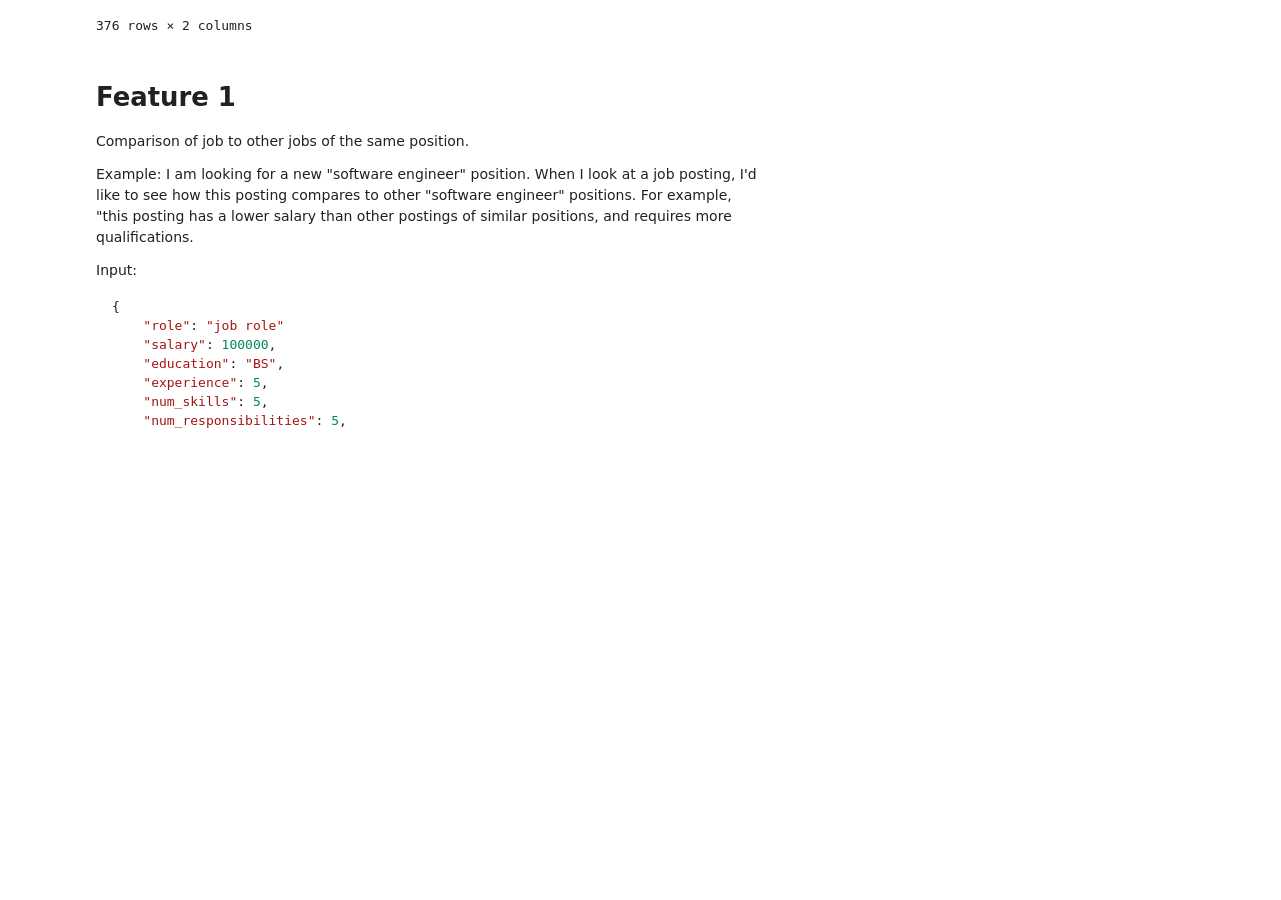
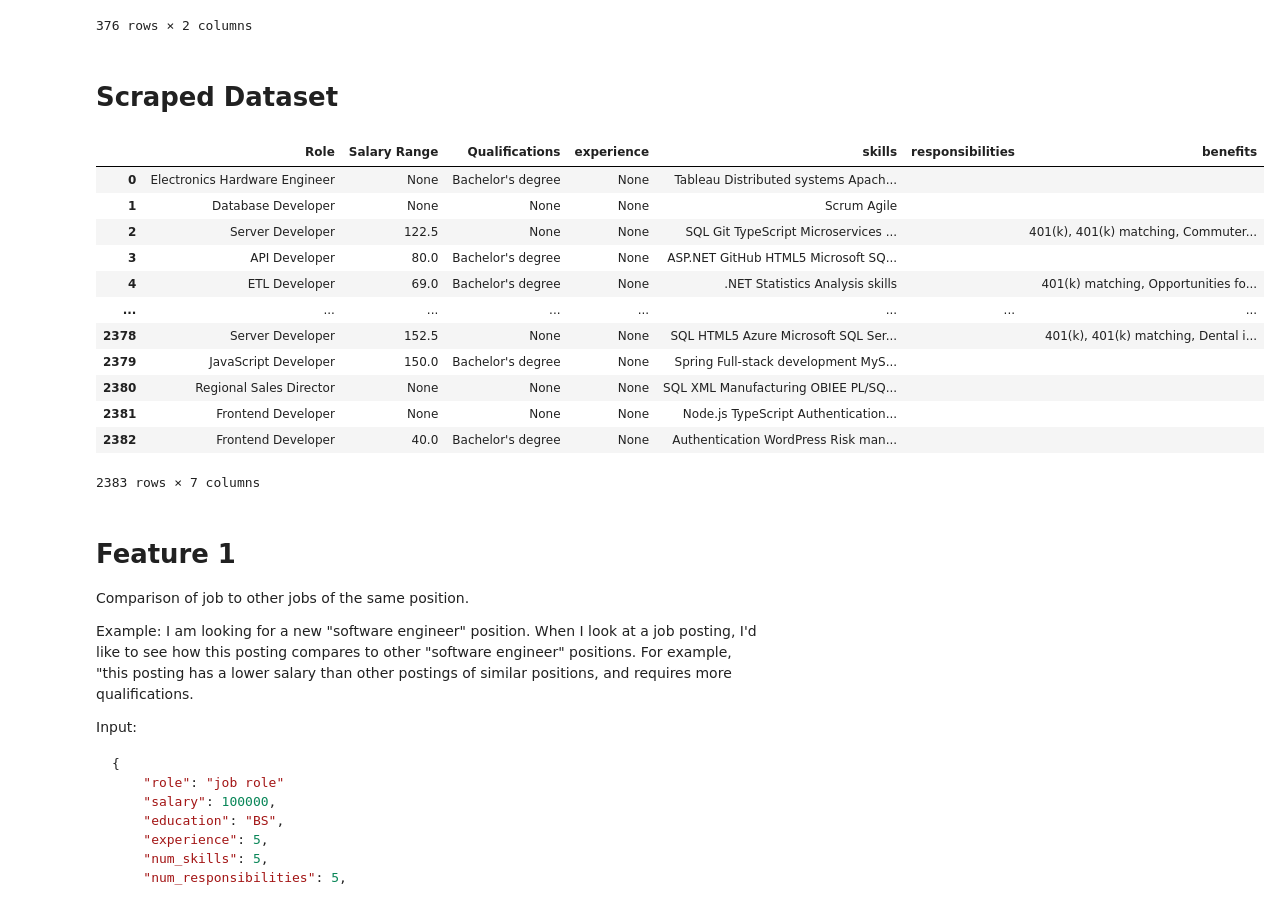
Before and after one commit to shashankdatta/job-market-analysis, a Jupyter notebook: data-analysis/data_analysis.ipynb, the cells around one changed output. Drawn from its saved outputs; the diff is of its cells as text; code cells hidden in the pictures; blank space fills up the shorter version.

Commit message:
add scraped data to dataset

```diff
--- a/data-analysis/data_analysis.ipynb
+++ b/data-analysis/data_analysis.ipynb
@@ -39,7 +40,8 @@ jobs.count()
 # %% [output]
 1615940
 # %%
-jobs.groupBy("Role").count().sort("Role").toPandas()
+roles = jobs.groupBy("Role").count().sort("Role").toPandas()
+roles
 # %% [output]
 |  | Role | count |
 | 0 | API Developer | 3483 |
@@ -54,3 +56,61 @@ jobs.groupBy("Role").count().sort("Role").toPandas()
 | 374 | Wedding Planner | 6902 |
 | 375 | Wireless Network Engineer | 3458 |
 376 rows × 2 columns
+# %% [markdown]
+# **Scraped Dataset**
+# %%
+rows = []
+for scraped in os.listdir("../data-scraping/results"):
+    with open(os.path.join("..", "data-scraping", "results", scraped)) as f:
+        scraped_json = json.load(f)
+
+        for job in scraped_json:
+            if job is None:
+                continue
+
+            similarities = [td.cosine(r, job["job title"]) for r in list(roles["Role"])]
+            similar_role = list(roles["Role"])[np.argmax(similarities)]
+
+            if "hour" in job["salary"]:
+                range = [int(n) for n in re.findall(r"\d+", job["salary"])]
+                salary = str(statistics.mean(range) * 2000 / 1000)
+            elif "year" in job["salary"]:
+                range = [int(n) for n in re.findall(r"\d+", job["salary"].replace(",", ""))]
+                salary = str(statistics.mean(range) / 1000)
+            else:
+                salary = None
+
+            if len(job["education"]) > 0:
+                education = job["education"][0]
+            else:
+                education = None
+
+            if len(job["experience"]) > 0:
+                experience = job["experience"][0]
+            else:
+                experience = None
+
+            skills = " ".join(job["skills"])
+            responsibilities = ". ".join(job["responsibilities"])
+            benefits = ", ".join(job["benefits"])
+
+            row = (similar_role, salary, education, experience, skills, responsibilities, benefits)
+            rows.append(row)
+
+scraped_jobs = pd.DataFrame.from_records(rows, columns = ["Role", "Salary Range", "Qualifications", "experience", "skills", "responsibilities", "benefits"])
+# %%
+scraped_jobs
+# %% [output]
+|  | Role | Salary Range | Qualifications | experience | skills | responsibilities | benefits |
+| 0 | Electronics Hardware Engineer | None | Bachelor's degree | None | Tableau Distributed systems Apach... |  |  |
+| 1 | Database Developer | None | None | None | Scrum Agile |  |  |
+| 2 | Server Developer | 122.5 | None | None | SQL Git TypeScript Microservices ... |  | 401(k), 401(k) matching, Commuter... |
+| 3 | API Developer | 80.0 | Bachelor's degree | None | ASP.NET GitHub HTML5 Microsoft SQ... |  |  |
+| 4 | ETL Developer | 69.0 | Bachelor's degree | None | .NET Statistics Analysis skills |  | 401(k) matching, Opportunities fo... |
+| ... | ... | ... | ... | ... | ... | ... | ... |
+| 2378 | Server Developer | 152.5 | None | None | SQL HTML5 Azure Microsoft SQL Ser... |  | 401(k), 401(k) matching, Dental i... |
+| 2379 | JavaScript Developer | 150.0 | Bachelor's degree | None | Spring Full-stack development MyS... |  |  |
+| 2380 | Regional Sales Director | None | None | None | SQL XML Manufacturing OBIEE PL/SQ... |  |  |
+| 2381 | Frontend Developer | None | None | None | Node.js TypeScript Authentication... |  |  |
+| 2382 | Frontend Developer | 40.0 | Bachelor's degree | None | Authentication WordPress Risk man... |  |  |
+2383 rows × 7 columns
```
Also changed, not shown: parts of 2 cells of this notebook.
